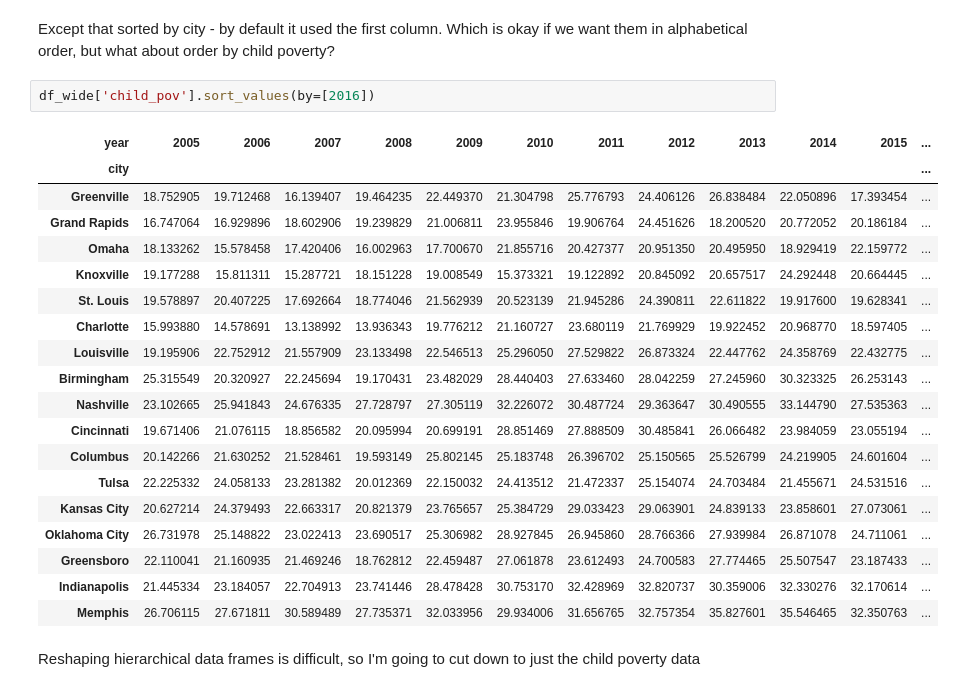
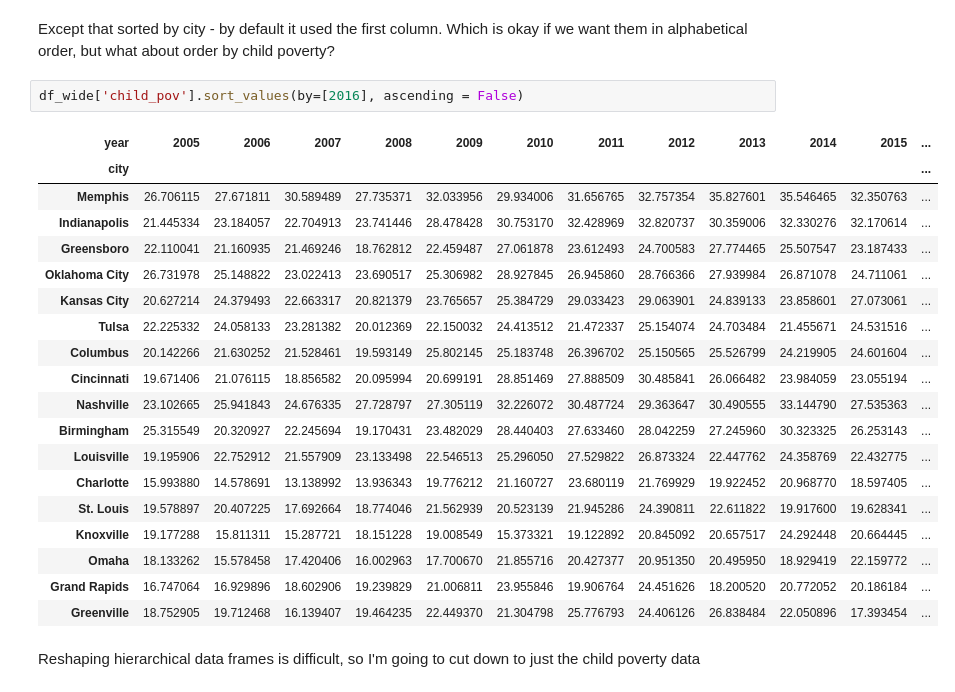
Before and after one commit to natekratzer/code_lou_python, a Jupyter notebook: pandas_intro.ipynb, the cells around one changed output. Drawn from its saved outputs; the diff is of its cells as text.

```diff
--- a/pandas_intro.ipynb
+++ b/pandas_intro.ipynb
@@ -386,27 +397,27 @@ Name: 2016, dtype: float64>
 # %% [markdown]
 Except that sorted by city - by default it used the first column. Which is okay if we want them in alphabetical order, but what about order by child poverty?
 # %%
-df_wide['child_pov'].sort_values(by=[2016])
+df_wide['child_pov'].sort_values(by=[2016], ascending = False)
 # %% [output]
 | year | 2005 | 2006 | 2007 | 2008 | 2009 | 2010 | 2011 | 2012 | 2013 | 2014 | 2015 | ... |
 | city |  |  |  |  |  |  |  |  |  |  |  | ... |
+| Memphis | 26.706115 | 27.671811 | 30.589489 | 27.735371 | 32.033956 | 29.934006 | 31.656765 | 32.757354 | 35.827601 | 35.546465 | 32.350763 | ... |
+| Indianapolis | 21.445334 | 23.184057 | 22.704913 | 23.741446 | 28.478428 | 30.753170 | 32.428969 | 32.820737 | 30.359006 | 32.330276 | 32.170614 | ... |
+| Greensboro | 22.110041 | 21.160935 | 21.469246 | 18.762812 | 22.459487 | 27.061878 | 23.612493 | 24.700583 | 27.774465 | 25.507547 | 23.187433 | ... |
+| Oklahoma City | 26.731978 | 25.148822 | 23.022413 | 23.690517 | 25.306982 | 28.927845 | 26.945860 | 28.766366 | 27.939984 | 26.871078 | 24.711061 | ... |
+| Kansas City | 20.627214 | 24.379493 | 22.663317 | 20.821379 | 23.765657 | 25.384729 | 29.033423 | 29.063901 | 24.839133 | 23.858601 | 27.073061 | ... |
+| Tulsa | 22.225332 | 24.058133 | 23.281382 | 20.012369 | 22.150032 | 24.413512 | 21.472337 | 25.154074 | 24.703484 | 21.455671 | 24.531516 | ... |
+| Columbus | 20.142266 | 21.630252 | 21.528461 | 19.593149 | 25.802145 | 25.183748 | 26.396702 | 25.150565 | 25.526799 | 24.219905 | 24.601604 | ... |
+| Cincinnati | 19.671406 | 21.076115 | 18.856582 | 20.095994 | 20.699191 | 28.851469 | 27.888509 | 30.485841 | 26.066482 | 23.984059 | 23.055194 | ... |
+| Nashville | 23.102665 | 25.941843 | 24.676335 | 27.728797 | 27.305119 | 32.226072 | 30.487724 | 29.363647 | 30.490555 | 33.144790 | 27.535363 | ... |
+| Birmingham | 25.315549 | 20.320927 | 22.245694 | 19.170431 | 23.482029 | 28.440403 | 27.633460 | 28.042259 | 27.245960 | 30.323325 | 26.253143 | ... |
+| Louisville | 19.195906 | 22.752912 | 21.557909 | 23.133498 | 22.546513 | 25.296050 | 27.529822 | 26.873324 | 22.447762 | 24.358769 | 22.432775 | ... |
+| Charlotte | 15.993880 | 14.578691 | 13.138992 | 13.936343 | 19.776212 | 21.160727 | 23.680119 | 21.769929 | 19.922452 | 20.968770 | 18.597405 | ... |
+| St. Louis | 19.578897 | 20.407225 | 17.692664 | 18.774046 | 21.562939 | 20.523139 | 21.945286 | 24.390811 | 22.611822 | 19.917600 | 19.628341 | ... |
+| Knoxville | 19.177288 | 15.811311 | 15.287721 | 18.151228 | 19.008549 | 15.373321 | 19.122892 | 20.845092 | 20.657517 | 24.292448 | 20.664445 | ... |
+| Omaha | 18.133262 | 15.578458 | 17.420406 | 16.002963 | 17.700670 | 21.855716 | 20.427377 | 20.951350 | 20.495950 | 18.929419 | 22.159772 | ... |
+| Grand Rapids | 16.747064 | 16.929896 | 18.602906 | 19.239829 | 21.006811 | 23.955846 | 19.906764 | 24.451626 | 18.200520 | 20.772052 | 20.186184 | ... |
 | Greenville | 18.752905 | 19.712468 | 16.139407 | 19.464235 | 22.449370 | 21.304798 | 25.776793 | 24.406126 | 26.838484 | 22.050896 | 17.393454 | ... |
-| Grand Rapids | 16.747064 | 16.929896 | 18.602906 | 19.239829 | 21.006811 | 23.955846 | 19.906764 | 24.451626 | 18.200520 | 20.772052 | 20.186184 | ... |
-| Omaha | 18.133262 | 15.578458 | 17.420406 | 16.002963 | 17.700670 | 21.855716 | 20.427377 | 20.951350 | 20.495950 | 18.929419 | 22.159772 | ... |
-| Knoxville | 19.177288 | 15.811311 | 15.287721 | 18.151228 | 19.008549 | 15.373321 | 19.122892 | 20.845092 | 20.657517 | 24.292448 | 20.664445 | ... |
-| St. Louis | 19.578897 | 20.407225 | 17.692664 | 18.774046 | 21.562939 | 20.523139 | 21.945286 | 24.390811 | 22.611822 | 19.917600 | 19.628341 | ... |
-| Charlotte | 15.993880 | 14.578691 | 13.138992 | 13.936343 | 19.776212 | 21.160727 | 23.680119 | 21.769929 | 19.922452 | 20.968770 | 18.597405 | ... |
-| Louisville | 19.195906 | 22.752912 | 21.557909 | 23.133498 | 22.546513 | 25.296050 | 27.529822 | 26.873324 | 22.447762 | 24.358769 | 22.432775 | ... |
-| Birmingham | 25.315549 | 20.320927 | 22.245694 | 19.170431 | 23.482029 | 28.440403 | 27.633460 | 28.042259 | 27.245960 | 30.323325 | 26.253143 | ... |
-| Nashville | 23.102665 | 25.941843 | 24.676335 | 27.728797 | 27.305119 | 32.226072 | 30.487724 | 29.363647 | 30.490555 | 33.144790 | 27.535363 | ... |
-| Cincinnati | 19.671406 | 21.076115 | 18.856582 | 20.095994 | 20.699191 | 28.851469 | 27.888509 | 30.485841 | 26.066482 | 23.984059 | 23.055194 | ... |
-| Columbus | 20.142266 | 21.630252 | 21.528461 | 19.593149 | 25.802145 | 25.183748 | 26.396702 | 25.150565 | 25.526799 | 24.219905 | 24.601604 | ... |
-| Tulsa | 22.225332 | 24.058133 | 23.281382 | 20.012369 | 22.150032 | 24.413512 | 21.472337 | 25.154074 | 24.703484 | 21.455671 | 24.531516 | ... |
-| Kansas City | 20.627214 | 24.379493 | 22.663317 | 20.821379 | 23.765657 | 25.384729 | 29.033423 | 29.063901 | 24.839133 | 23.858601 | 27.073061 | ... |
-| Oklahoma City | 26.731978 | 25.148822 | 23.022413 | 23.690517 | 25.306982 | 28.927845 | 26.945860 | 28.766366 | 27.939984 | 26.871078 | 24.711061 | ... |
-| Greensboro | 22.110041 | 21.160935 | 21.469246 | 18.762812 | 22.459487 | 27.061878 | 23.612493 | 24.700583 | 27.774465 | 25.507547 | 23.187433 | ... |
-| Indianapolis | 21.445334 | 23.184057 | 22.704913 | 23.741446 | 28.478428 | 30.753170 | 32.428969 | 32.820737 | 30.359006 | 32.330276 | 32.170614 | ... |
-| Memphis | 26.706115 | 27.671811 | 30.589489 | 27.735371 | 32.033956 | 29.934006 | 31.656765 | 32.757354 | 35.827601 | 35.546465 | 32.350763 | ... |
 # %% [markdown]
 Reshaping hierarchical data frames is difficult, so I'm going to cut down to just the child poverty data
 # %%
```
Also changed, not shown: parts of 2 cells of this notebook, 2 other files.
